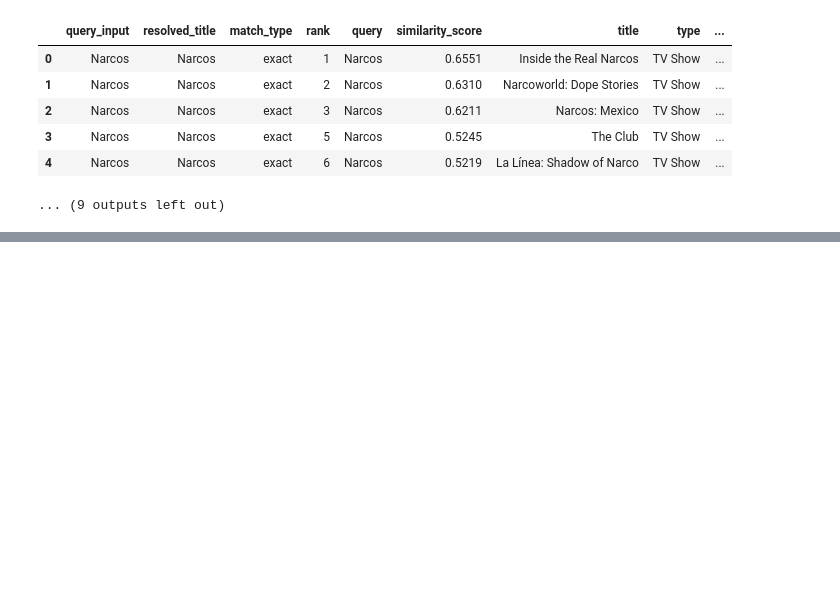
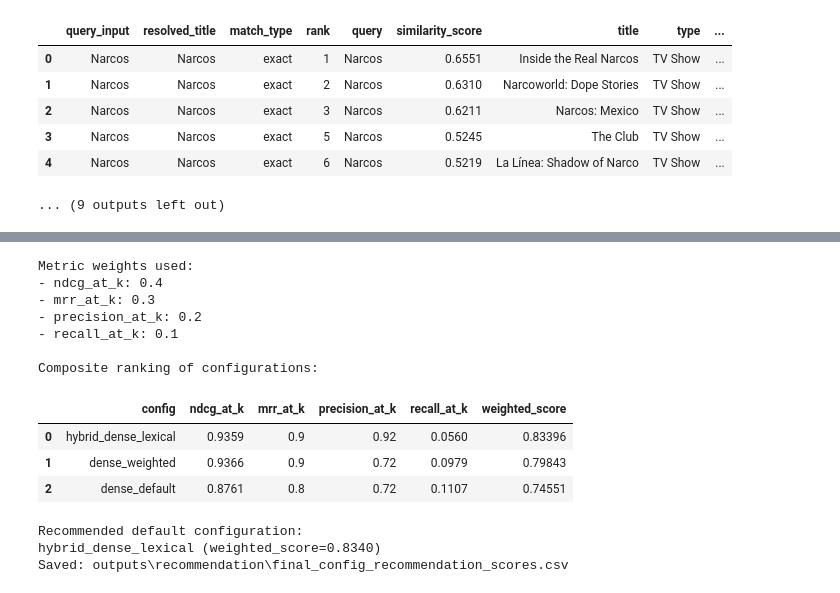
Before and after one commit to Nichonicholass/bigdata-movie, a Jupyter notebook: similiar_items.ipynb, the cells around one changed output, grey strips where cells are left out. Cells and saved outputs as stored; diff of their text form; code cells hidden in the pictures; blank space fills up the shorter version.

```diff
--- a/similiar_items.ipynb
+++ b/similiar_items.ipynb
@@ -799,0 +1235,52 @@ For deeper validation, combine this qualitative view with quantitative metrics f
+# %%
+# STEP 11: Final Recommendation (Weighted Scoring)
+metric_weights = {
+    "ndcg_at_k": 0.40,
+    "mrr_at_k": 0.30,
+    "precision_at_k": 0.20,
+    "recall_at_k": 0.10,
+}
+
+required_metric_cols = list(metric_weights.keys())
+missing_cols = [c for c in required_metric_cols if c not in summary_metrics.columns]
+if missing_cols:
+    raise ValueError(f"Missing required metrics in summary_metrics: {missing_cols}")
+
+recommendation_df = summary_metrics[["config"] + required_metric_cols].copy()
+recommendation_df["weighted_score"] = 0.0
+
+for metric_name, weight in metric_weights.items():
+    recommendation_df["weighted_score"] += recommendation_df[metric_name] * weight
+
+recommendation_df = recommendation_df.sort_values("weighted_score", ascending=False).reset_index(drop=True)
+best_config = recommendation_df.iloc[0]["config"]
+best_score = float(recommendation_df.iloc[0]["weighted_score"])
+
+print("Metric weights used:")
+for metric_name, weight in metric_weights.items():
+    print(f"- {metric_name}: {weight}")
+
+print("\nComposite ranking of configurations:")
+display(recommendation_df)
+
+print("\nRecommended default configuration:")
+print(f"{best_config} (weighted_score={best_score:.4f})")
+
+recommendation_path = OUTPUT_RECOMMEND_DIR / "final_config_recommendation_scores.csv"
+recommendation_df.to_csv(recommendation_path, index=False)
+print(f"Saved: {recommendation_path}")
+# %% [output]
+Metric weights used:
+- ndcg_at_k: 0.4
+- mrr_at_k: 0.3
+- precision_at_k: 0.2
+- recall_at_k: 0.1
+
+Composite ranking of configurations:
+|  | config | ndcg_at_k | mrr_at_k | precision_at_k | recall_at_k | weighted_score |
+| 0 | hybrid_dense_lexical | 0.9359 | 0.9 | 0.92 | 0.0560 | 0.83396 |
+| 1 | dense_weighted | 0.9366 | 0.9 | 0.72 | 0.0979 | 0.79843 |
+| 2 | dense_default | 0.8761 | 0.8 | 0.72 | 0.1107 | 0.74551 |
+Recommended default configuration:
+hybrid_dense_lexical (weighted_score=0.8340)
+Saved: outputs\recommendation\final_config_recommendation_scores.csv
```
Also changed, not shown: parts of 25 cells of this notebook.
